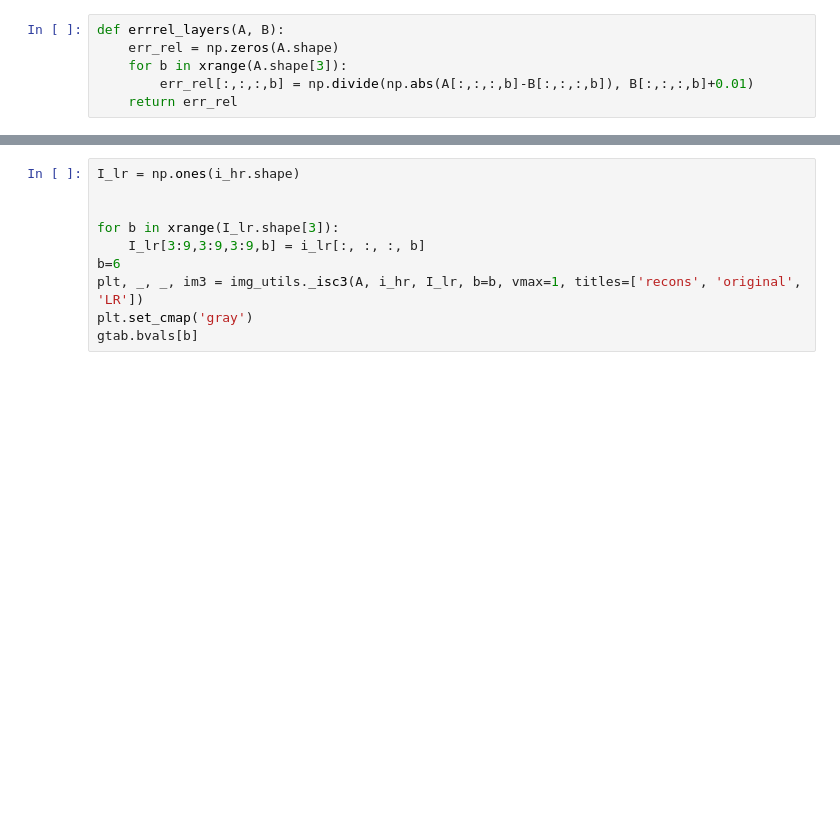
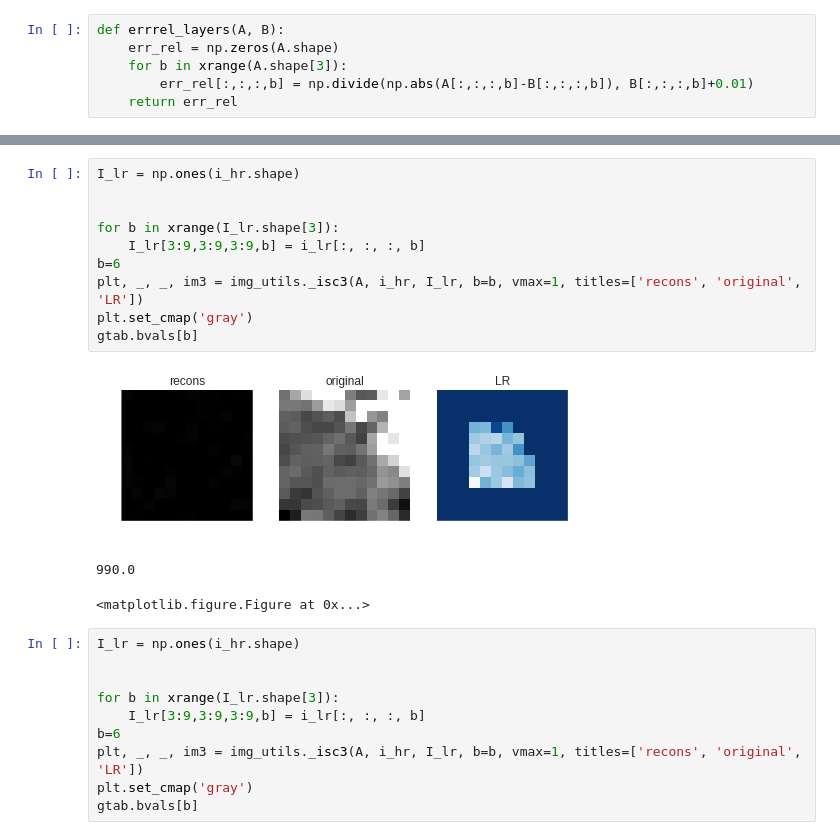
Before and after one commit to egomezsumma/iqt, a Jupyter notebook: Experimento 6 Optimizacion de Parametros.ipynb, the cells around one changed output, grey strips where cells are left out. Drawn from its saved outputs; the diff is of its cells as text; blank space fills up the shorter version.

```diff
--- a/Experimento 6 Optimizacion de Parametros.ipynb
+++ b/Experimento 6 Optimizacion de Parametros.ipynb
@@ -512,3 +559,17 @@ def errrel_layers(A, B):
+# %%
+I_lr = np.ones(i_hr.shape)
+
+
+for b in xrange(I_lr.shape[3]):
+    I_lr[3:9,3:9,3:9,b] = i_lr[:, :, :, b]
+b=6
+plt, _, _, im3 = img_utils._isc3(A, i_hr, I_lr, b=b, vmax=1, titles=['recons', 'original', 'LR'])
+plt.set_cmap('gray')
+gtab.bvals[b]
+# %% [output]
+[figure, added]
+990.0
+<matplotlib.figure.Figure at 0x...>
 # %%
 I_lr = np.ones(i_hr.shape)
 
```
Also changed, not shown: parts of 7 cells of this notebook, 7 other files.
